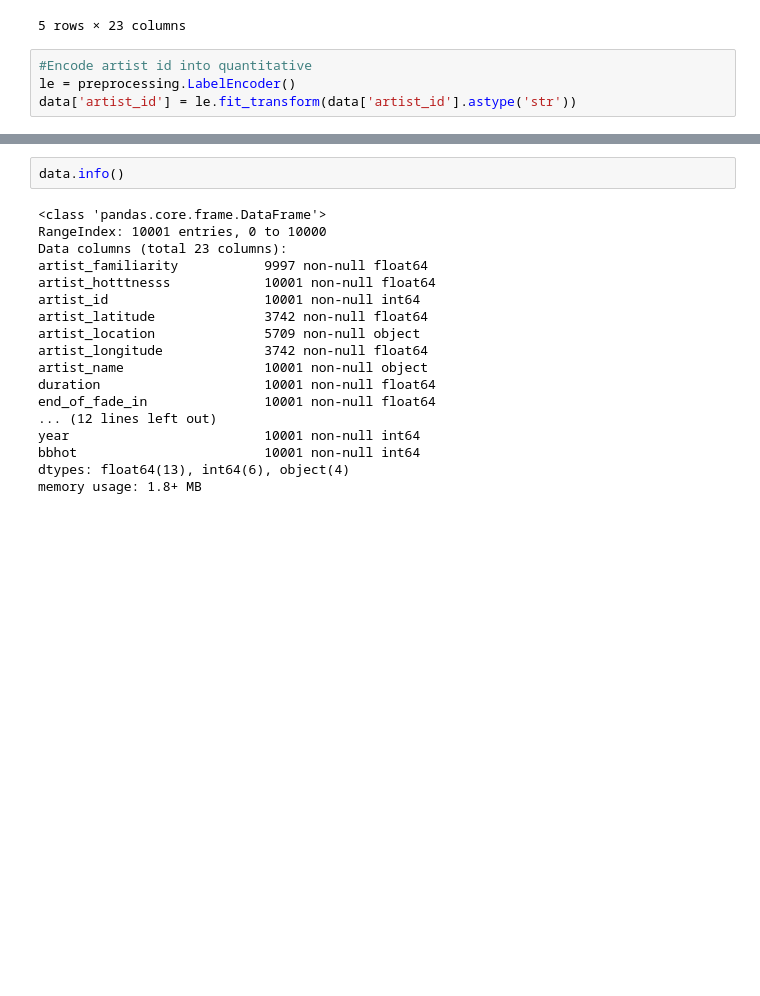
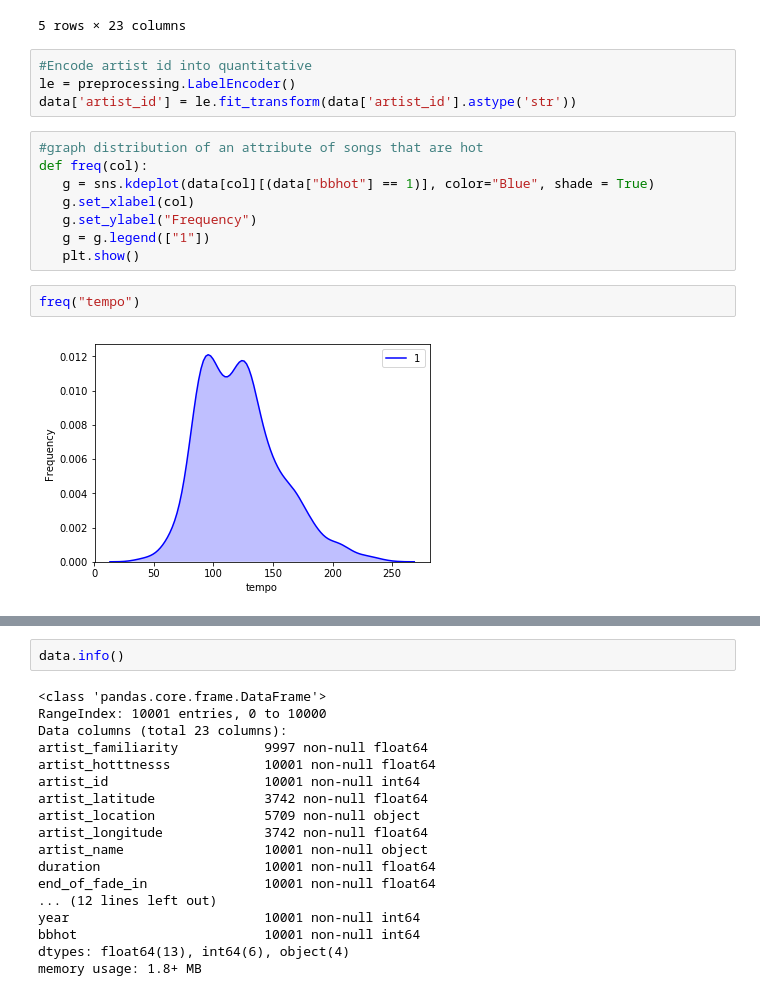
Before and after one commit to manasreldin/Song-Popularity-Predictor, a Jupyter notebook: PredictHotBB.ipynb, the cells around one changed output, grey strips where cells are left out. Drawn from its saved outputs; the diff is of its cells as text; blank space fills up the shorter version.

Commit message:
add some distribution graph

```diff
--- a/PredictHotBB.ipynb
+++ b/PredictHotBB.ipynb
@@ -33,3 +35,15 @@ data.head()
 #Encode artist id into quantitative
 le = preprocessing.LabelEncoder()
 data['artist_id'] = le.fit_transform(data['artist_id'].astype('str'))
+# %%
+#graph distribution of an attribute of songs that are hot
+def freq(col):
+   g = sns.kdeplot(data[col][(data["bbhot"] == 1)], color="Blue", shade = True)
+   g.set_xlabel(col)
+   g.set_ylabel("Frequency")
+   g = g.legend(["1"])
+   plt.show()
+# %%
+freq("tempo")
+# %% [output]
+[figure, added]
```
Also changed, not shown: parts of 5 cells of this notebook.
